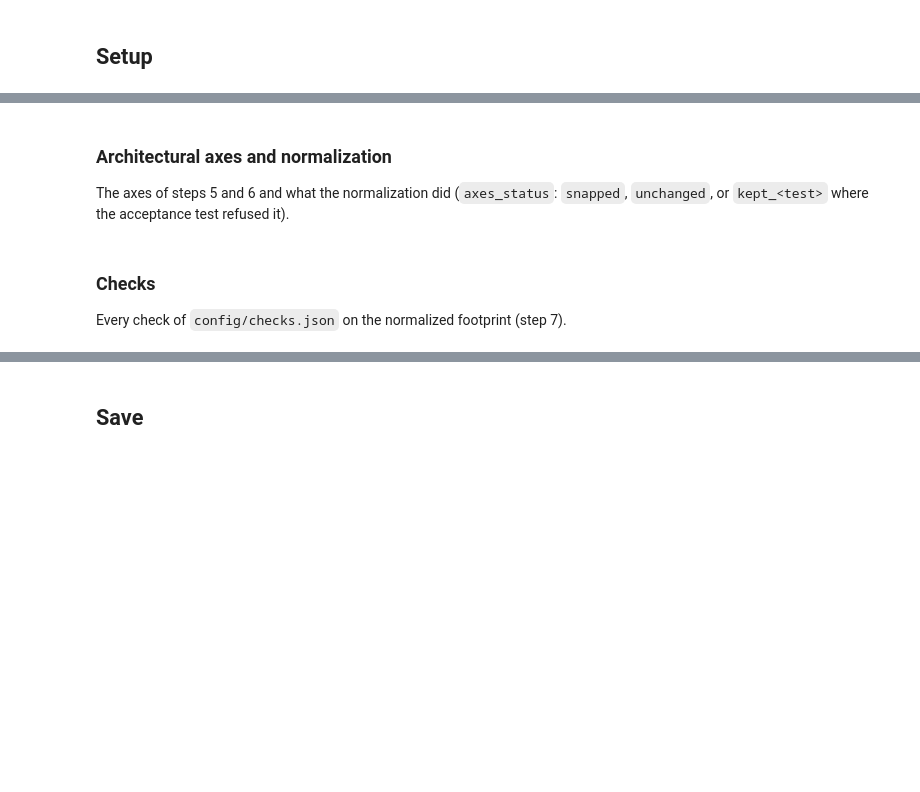
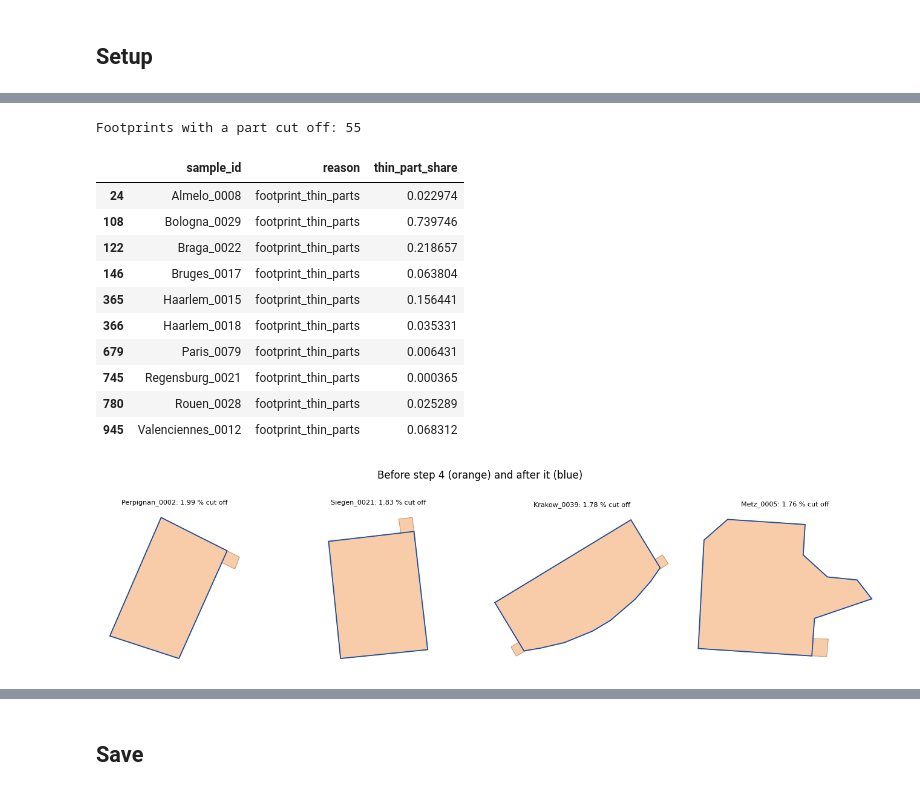
Before and after one commit to adalach/ConvexDecomp, a Jupyter notebook: notebooks/OSM_1_Preprocessing.ipynb, the cells around one changed output, grey strips where cells are left out. Cells and saved outputs as stored; diff of their text form; code cells hidden in the pictures; blank space fills up the shorter version.

```diff
--- a/notebooks/OSM_1_Preprocessing.ipynb
+++ b/notebooks/OSM_1_Preprocessing.ipynb
@@ -104,7 +180,23 @@ What the cut of step 4 took off, and the footprints `footprint_thin_parts` remov
 # %%
-cut = gdf['thin_part_share'] > 0 if 'thin_part_share' in gdf else pd.Series(False, index=gdf.index)
+cut = gdf['thin_part_share'] > 0
 print(f'Footprints with a part cut off: {int(cut.sum())}')
-display(funnel.loc[funnel['left_at'].eq('thin parts'), ['sample_id', 'reason']])
+display(funnel.loc[funnel['left_at'].eq('thin parts'), ['sample_id', 'reason', 'thin_part_share']])
+largest = gdf.loc[cut].nlargest(N_EXAMPLES, 'thin_part_share')['sample_id']
+if len(largest):
+    plot_footprint_changes(gdf, largest, 'geom_local_vertices', 'geom_local_thin',
+                           title_fn=lambda row: f"{row.name}: {100 * row['thin_part_share']:.2f} % cut off",
+                           title='Before step 4 (orange) and after it (blue)')
+# %% [output]
+Footprints with a part cut off: 55
+|  | sample_id | reason | thin_part_share |
+| 24 | Almelo_0008 | footprint_thin_parts | 0.022974 |
+| 108 | Bologna_0029 | footprint_thin_parts | 0.739746 |
+| 122 | Braga_0022 | footprint_thin_parts | 0.218657 |
+| 146 | Bruges_0017 | footprint_thin_parts | 0.063804 |
+| 365 | Haarlem_0015 | footprint_thin_parts | 0.156441 |
+| 366 | Haarlem_0018 | footprint_thin_parts | 0.035331 |
+| 679 | Paris_0079 | footprint_thin_parts | 0.006431 |
+| 745 | Regensburg_0021 | footprint_thin_parts | 0.000365 |
+| 780 | Rouen_0028 | footprint_thin_parts | 0.025289 |
+| 945 | Valenciennes_0012 | footprint_thin_parts | 0.068312 |
+[figure, added]
-# %% [markdown]
-### Architectural axes and normalization
-The axes of steps 5 and 6 and what the normalization did (`axes_status`: `snapped`, `unchanged`, or `kept_<test>` where the acceptance test refused it).
@@ -115,3 +202,0 @@ if 'axes_status' in gdf:
-# %% [markdown]
-### Checks
-Every check of `config/checks.json` on the normalized footprint (step 7).
```
Also changed, not shown: parts of 29 cells of this notebook, 3 other files.
